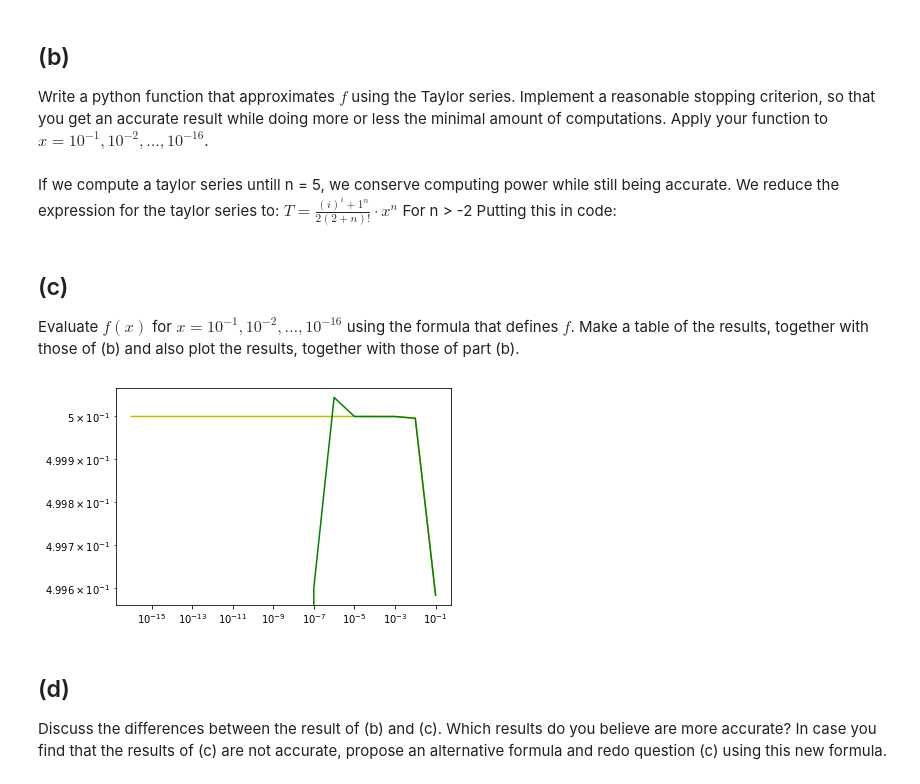
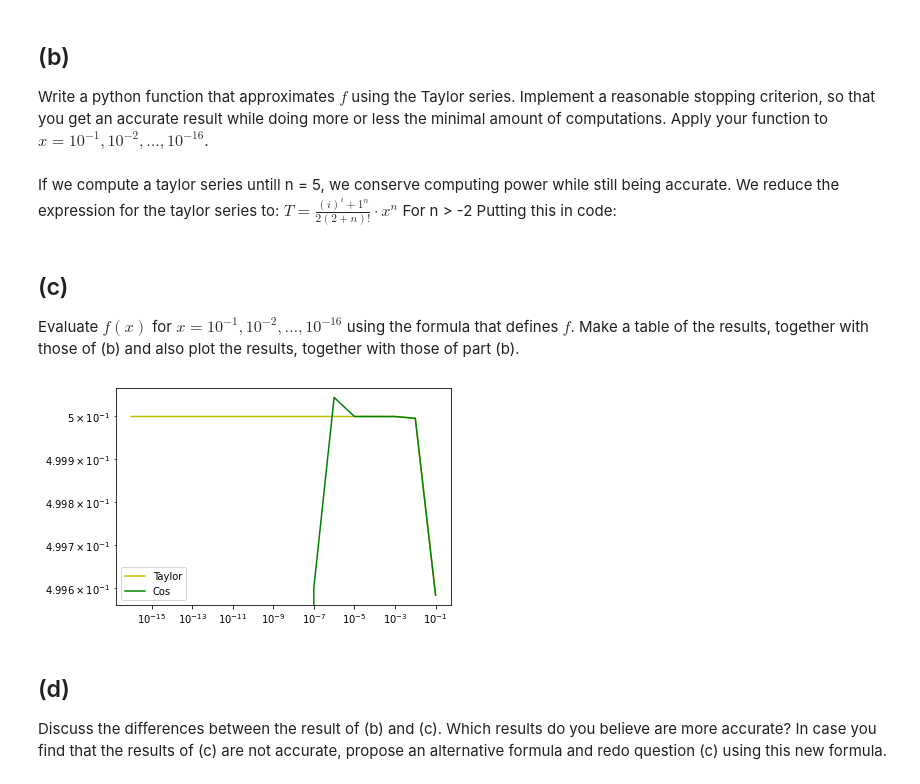
Before and after one commit to JaccovanWijk/NAHomework, a Jupyter notebook: Homework1_Florian.ipynb, the cells around one changed output. Saved outputs shown, nothing was run; the diff lists cells and outputs as text; code cells hidden in the pictures.

```diff
--- a/Homework1_Florian.ipynb
+++ b/Homework1_Florian.ipynb
@@ -161,9 +161,3 @@ or
 # %% [markdown]
 ## (b)
 Write a python function that approximates $f$ using the Taylor series. Implement a reasonable stopping criterion, so that you get an accurate result while doing more or less the minimal amount of computations. Apply your function to $x = 10^{-1}, 10^{-2}, \ldots, 10^{-16}$.
-# %% [markdown]
-If we compute a taylor series untill n = 5, we conserve computing power while still being accurate.
-We reduce the expression for the taylor series to:
-$T = \frac{(i)^{i}+1^{n}}{2(2+n)!}\cdot x^{n}$
-For n > -2
-Putting this in code:
@@ -215,0 +164,6 @@ def fun_run(high,low,types):
+# %% [markdown]
+If we compute a taylor series untill n = 5, we conserve computing power while still being accurate.
+We reduce the expression for the taylor series to:
+$T = \frac{(i)^{i}+1^{n}}{2(2+n)!}\cdot x^{n}$
+For n > -2
+Putting this in code:
@@ -217,18 +211,13 @@ def fun_run(high,low,types):
 ## (c)
 Evaluate $f(x)$ for $x = 10^{-1}, 10^{-2}, \ldots, 10^{-16}$ using the formula that defines $f$.  Make a table of the results, together with those of (b) and also plot the results, together with those of part (b).
 # %%
-# for x in np.arange(-16,0,0.1):
-#     Y = fun(10**x)
-#     print(f"The normal function with x = 10^{x} returns {Y}")
-#     normal_x.append(x)
-#     normal_y.append(Y)
-
-
-plt.loglog(*fun_run(16,0,'T'),'y-')#[0],fun_run(16,0,'T')[1],'y-')
-plt.loglog(*fun_run(16,0,'N'),'g-')#[0],fun_run(16,0,'N')[1],'g-')
+plt.figure()
+plt.loglog(*fun_run(16,0,'T'),'y-',label ='Taylor')
+plt.loglog(*fun_run(16,0,'N'),'g-',label ='Cos')
+plt.legend()
 plt.show()
 # %% [output]
-[figure, old version]
+[figure, new version]
 # %% [markdown]
 ## (d)
 Discuss the differences between the result of (b) and (c). Which results do you believe are more accurate? In case you find that the results of (c) are not accurate, propose an alternative formula and redo question (c) using this new formula.
```
Also changed, not shown: parts of 10 cells of this notebook.
